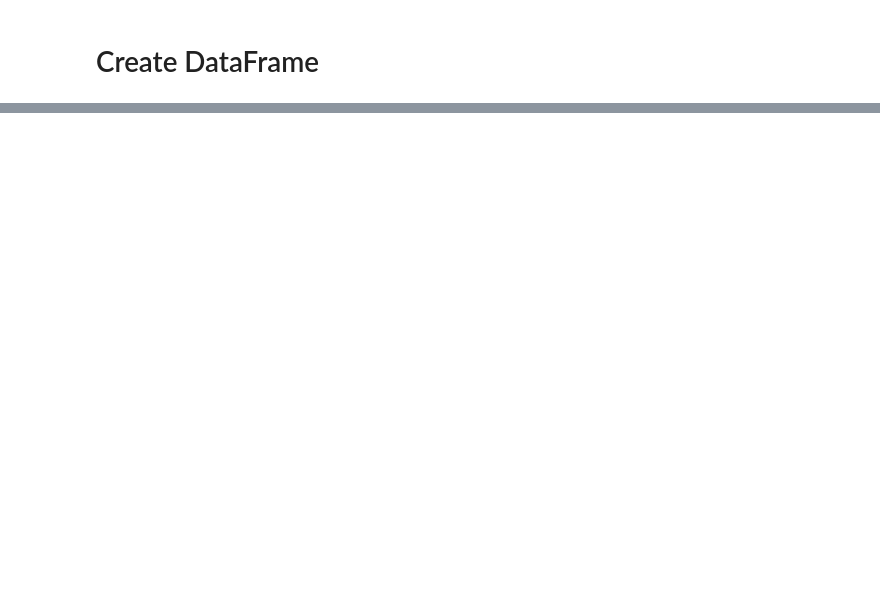
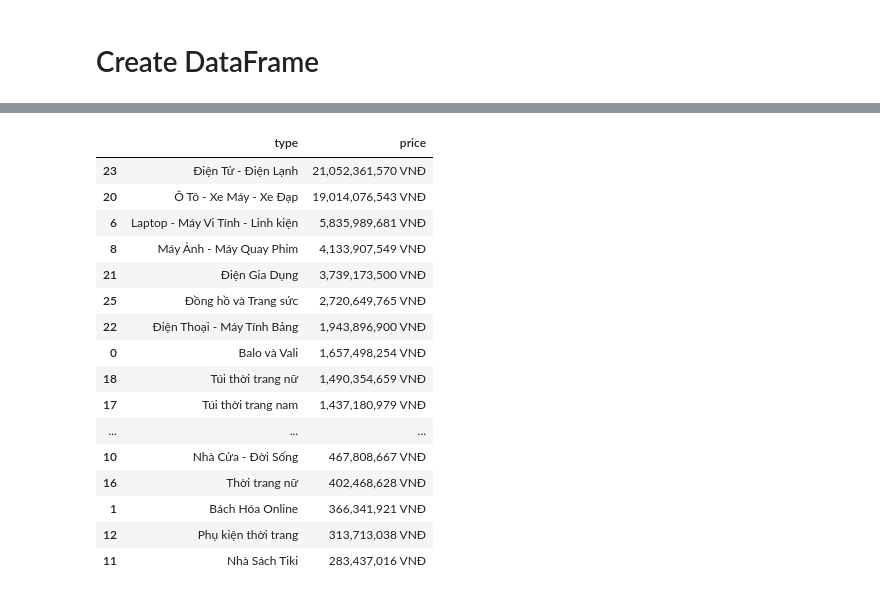
Before and after one commit to hhtrieu0108/crawl-tiki, a Jupyter notebook: tiki.ipynb, the cells around one changed output, grey strips where cells are left out. Saved outputs shown, nothing was run; the diff lists cells and outputs as text; code cells hidden in the pictures; blank space fills up the shorter version.

```diff
--- a/tiki.ipynb
+++ b/tiki.ipynb
@@ -153,0 +140,24 @@ df.sort_values(by='price', ascending=False,ignore_index=True)
+# %%
+df_grouped_by_price = df.groupby(by='type').sum(numeric_only=True)['price'].reset_index()
+df_grouped_sorted_by_price = df_grouped_by_price.sort_values(by='price', ascending=False)
+df_grouped_sorted_by_price['price'] = df_grouped_sorted_by_price['price'].map('{:,.0f}'.format)
+df_grouped_sorted_by_price['price'] = df_grouped_sorted_by_price['price'].apply(lambda x: f"{x} VNĐ" )
+df_grouped_sorted_by_price
+# %% [output]
+|  | type | price |
+| 23 | Điện Tử - Điện Lạnh | 21,052,361,570 VNĐ |
+| 20 | Ô Tô - Xe Máy - Xe Đạp | 19,014,076,543 VNĐ |
+| 6 | Laptop - Máy Vi Tính - Linh kiện | 5,835,989,681 VNĐ |
+| 8 | Máy Ảnh - Máy Quay Phim | 4,133,907,549 VNĐ |
+| 21 | Điện Gia Dụng | 3,739,173,500 VNĐ |
+| 25 | Đồng hồ và Trang sức | 2,720,649,765 VNĐ |
+| 22 | Điện Thoại - Máy Tính Bảng | 1,943,896,900 VNĐ |
+| 0 | Balo và Vali | 1,657,498,254 VNĐ |
+| 18 | Túi thời trang nữ | 1,490,354,659 VNĐ |
+| 17 | Túi thời trang nam | 1,437,180,979 VNĐ |
+| ... | ... | ... |
+| 10 | Nhà Cửa - Đời Sống | 467,808,667 VNĐ |
+| 16 | Thời trang nữ | 402,468,628 VNĐ |
+| 1 | Bách Hóa Online | 366,341,921 VNĐ |
+| 12 | Phụ kiện thời trang | 313,713,038 VNĐ |
+| 11 | Nhà Sách Tiki | 283,437,016 VNĐ |
```
Also changed, not shown: parts of 8 cells of this notebook, 1 other file.
